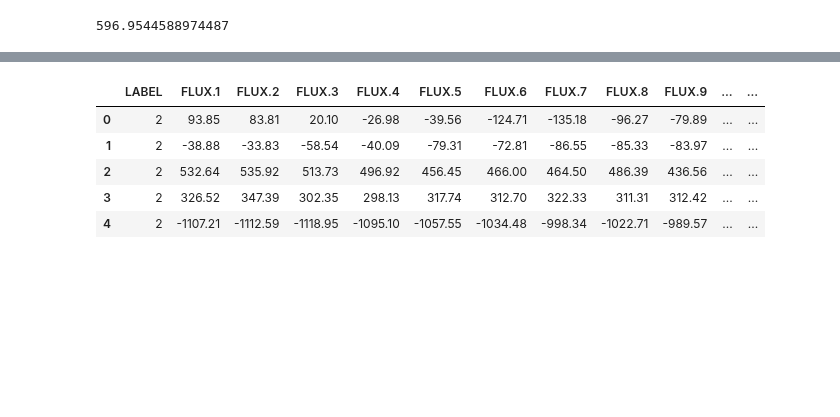
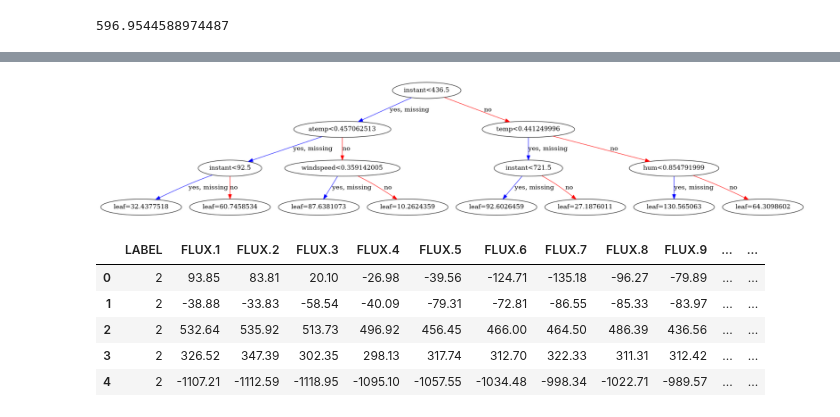
Before and after one commit to omdgit/Hands-On-Gradient-Boosting-with-XGBoost-and-Scikit-learn, a Jupyter notebook: Chapter04/Gradient_Boosting.ipynb, the cells around one changed output, grey strips where cells are left out. Cells and saved outputs as stored; diff of their text form; code cells hidden in the pictures; blank space fills up the shorter version.

```diff
--- a/Chapter04/Gradient_Boosting.ipynb
+++ b/Chapter04/Gradient_Boosting.ipynb
@@ -313,10 +313,12 @@ Error:
 # %%
 # plot decision tree
 from xgboost import plot_tree
 
-plot_tree(gbr, num_trees=1)
+plot_tree(xg_reg, num_trees=1)
 fig = plt.gcf()
 fig.set_size_inches(30, 30)
+# %% [output]
+[figure, added]
 # %%
 df = pd.read_csv('exoplanets.csv')
 df.head()
```
Also changed, not shown: parts of 5 cells of this notebook.
